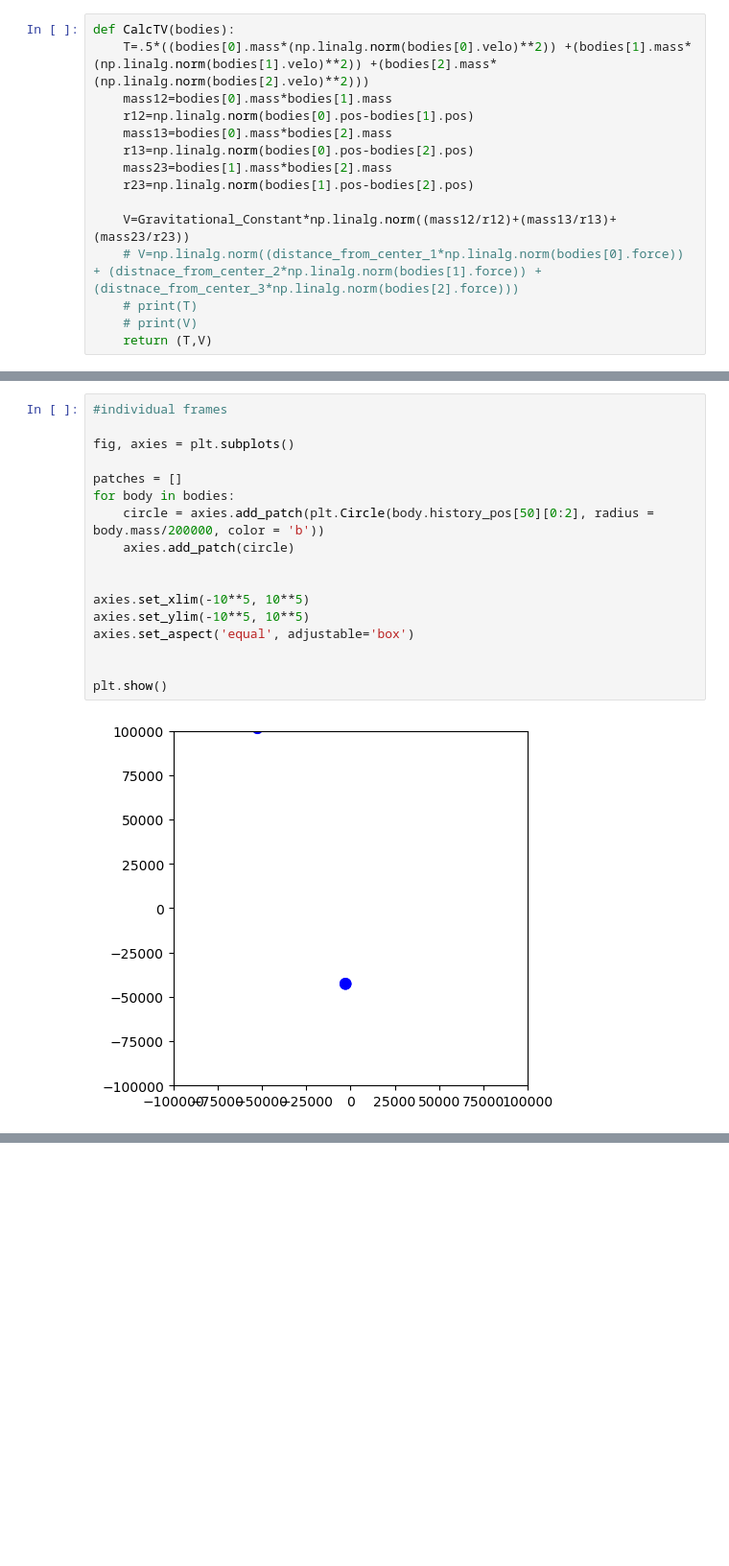
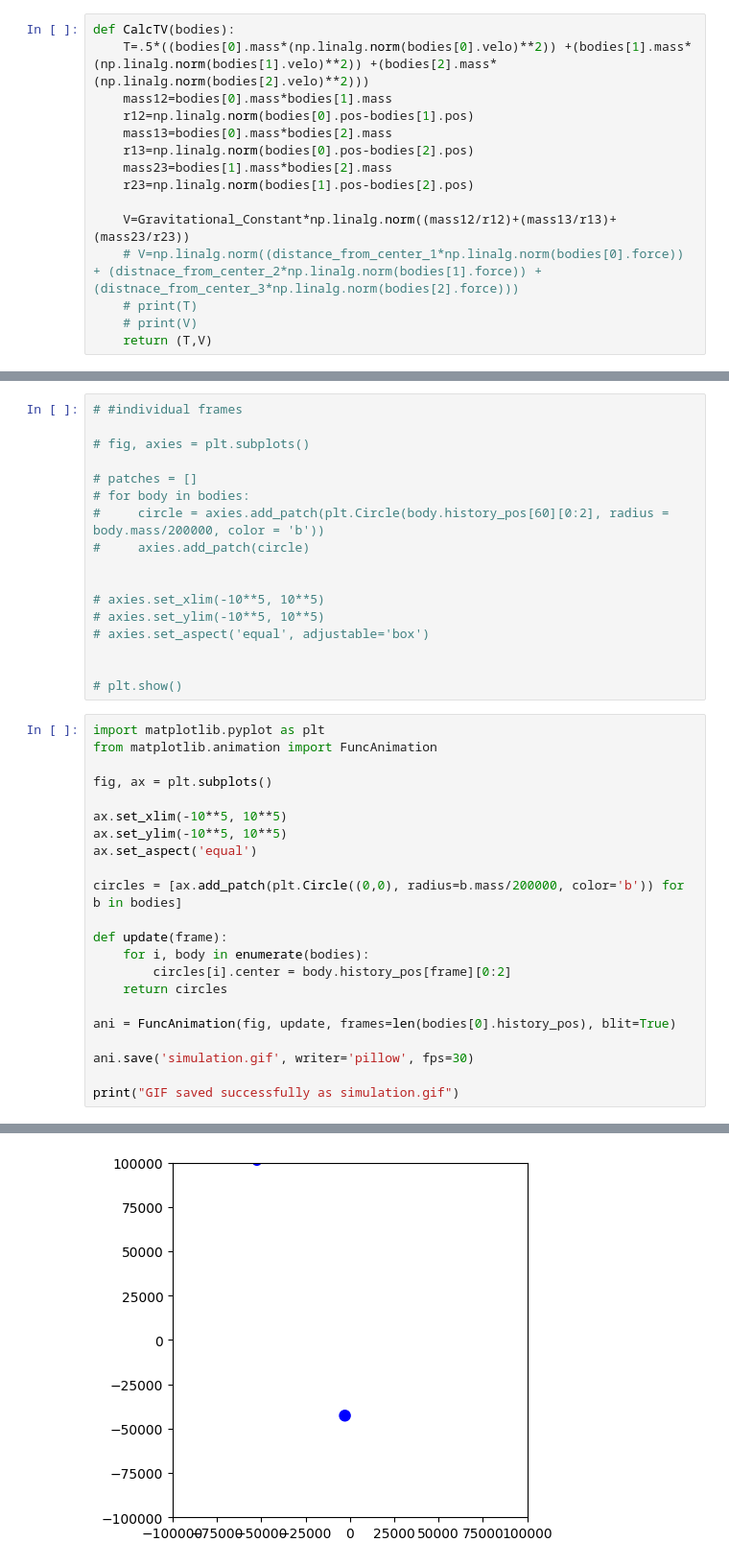
Before and after one commit to Digicat509/Three-body-problem, a Jupyter notebook: firstnotebookmaybeinitialcode.ipynb, the cells around one changed output, grey strips where cells are left out. Shown at 96% size. Cells and saved outputs as stored; diff of their text form; blank space fills up the shorter version.

```diff
--- a/firstnotebookmaybeinitialcode.ipynb
+++ b/firstnotebookmaybeinitialcode.ipynb
@@ -140,19 +140,40 @@ while (time!=total_time):
 # %%
-#individual frames
+# #individual frames
 
-fig, axies = plt.subplots()
+# fig, axies = plt.subplots()
 
-patches = []
-for body in bodies:
-    circle = axies.add_patch(plt.Circle(body.history_pos[50][0:2], radius = body.mass/200000, color = 'b'))
-    axies.add_patch(circle)
+# patches = []
+# for body in bodies:
+#     circle = axies.add_patch(plt.Circle(body.history_pos[60][0:2], radius = body.mass/200000, color = 'b'))
+#     axies.add_patch(circle)
 
 
-axies.set_xlim(-10**5, 10**5)
-axies.set_ylim(-10**5, 10**5)
-axies.set_aspect('equal', adjustable='box')
+# axies.set_xlim(-10**5, 10**5)
+# axies.set_ylim(-10**5, 10**5)
+# axies.set_aspect('equal', adjustable='box')
 
 
-plt.show()
+# plt.show()
-# %% [output]
-[figure, removed]
+# %%
+import matplotlib.pyplot as plt
+from matplotlib.animation import FuncAnimation
+
+fig, ax = plt.subplots()
+
+ax.set_xlim(-10**5, 10**5)
+ax.set_ylim(-10**5, 10**5)
+ax.set_aspect('equal')
+
+circles = [ax.add_patch(plt.Circle((0,0), radius=b.mass/200000, color='b')) for b in bodies]
+
+def update(frame):
+    for i, body in enumerate(bodies):
+        circles[i].center = body.history_pos[frame][0:2]
+    return circles
+
+ani = FuncAnimation(fig, update, frames=len(bodies[0].history_pos), blit=True)
+
+ani.save('simulation.gif', writer='pillow', fps=30)
+
+print("GIF saved successfully as simulation.gif")
+# %% [output]
@@ -159,3 +181,4 @@ plt.show()
+[figure, added]
 # %%
 # #lets draw a visualization!!!
 
```
Also changed, not shown: parts of 4 cells of this notebook, 1 other file.
